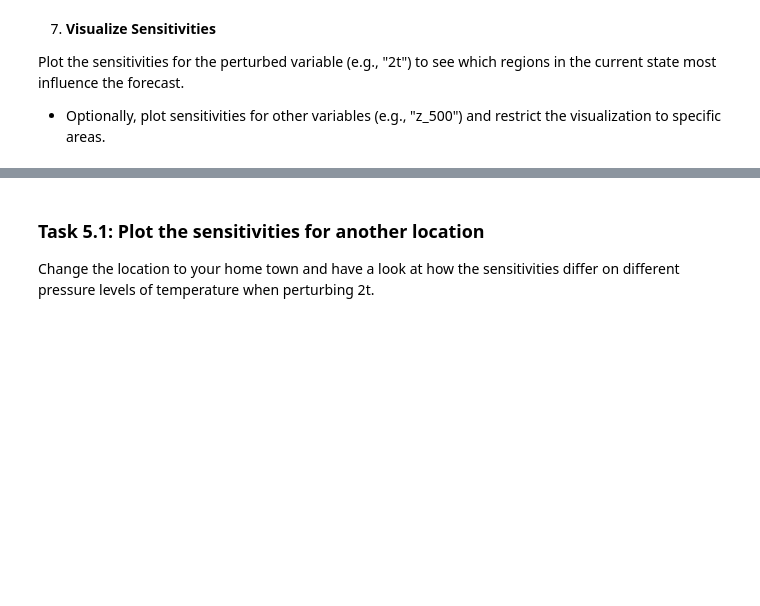
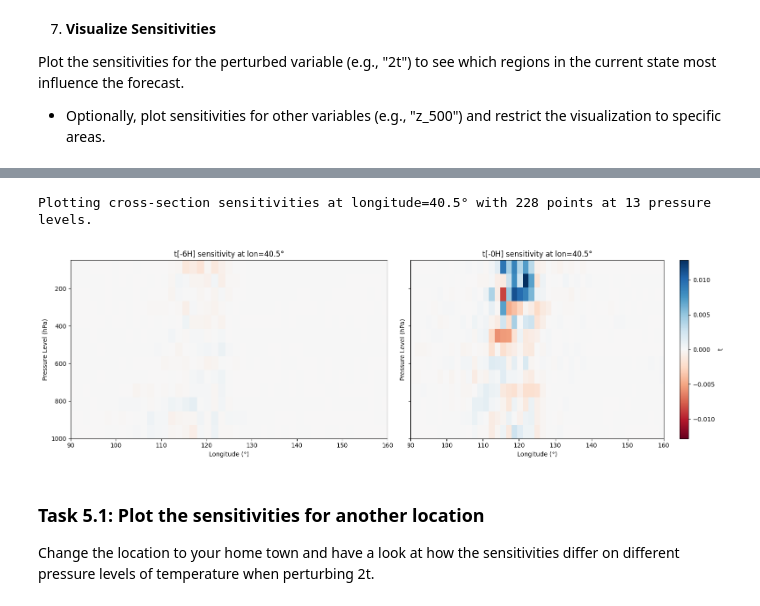
Before and after one commit to ecmwf-training/2025-ml-training, a Jupyter notebook: 5-xAI-with-AIFS/explain_AIFS.ipynb, the cells around one changed output, grey strips where cells are left out. Saved outputs shown, nothing was run; the diff lists cells and outputs as text; code cells hidden in the pictures; blank space fills up the shorter version.

```diff
--- a/5-xAI-with-AIFS/explain_AIFS.ipynb
+++ b/5-xAI-with-AIFS/explain_AIFS.ipynb
@@ -174,3 +176,8 @@ plot_sensitivities(sensitivities, "z_500", area=(100, 140, 20, 60))
+# %%
+plot_cross_section("t", sensitivities, latitude=40.5, xlim=(90, 160))
+# %% [output]
+Plotting cross-section sensitivities at longitude=40.5° with 228 points at 13 pressure levels.
+[figure, added]
 # %% [markdown]
 ### Task 5.1: Plot the sensitivities for another location
 
```
Also changed, not shown: parts of 8 cells of this notebook, 2 other files.
